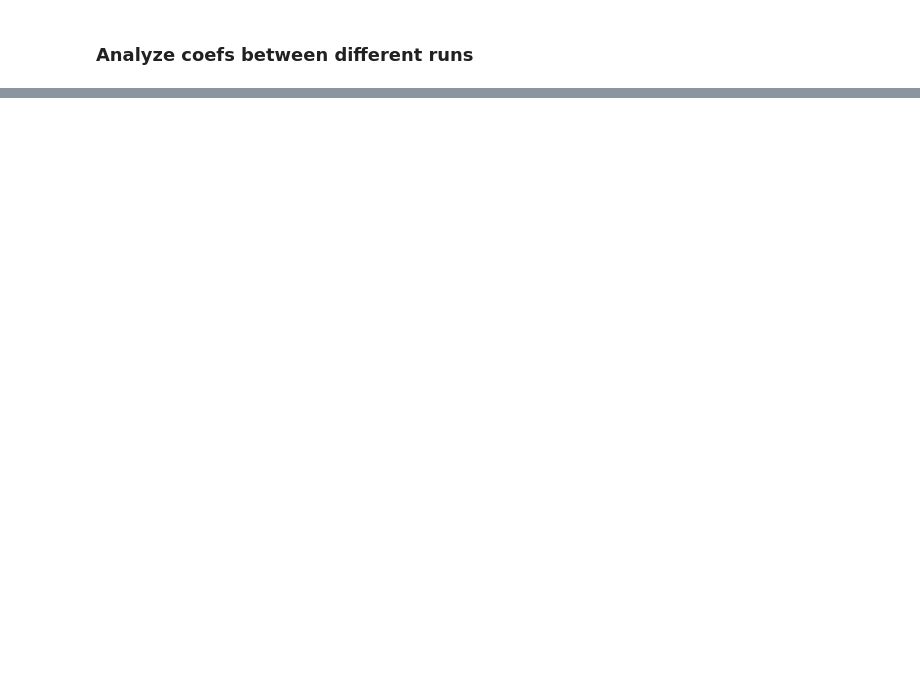
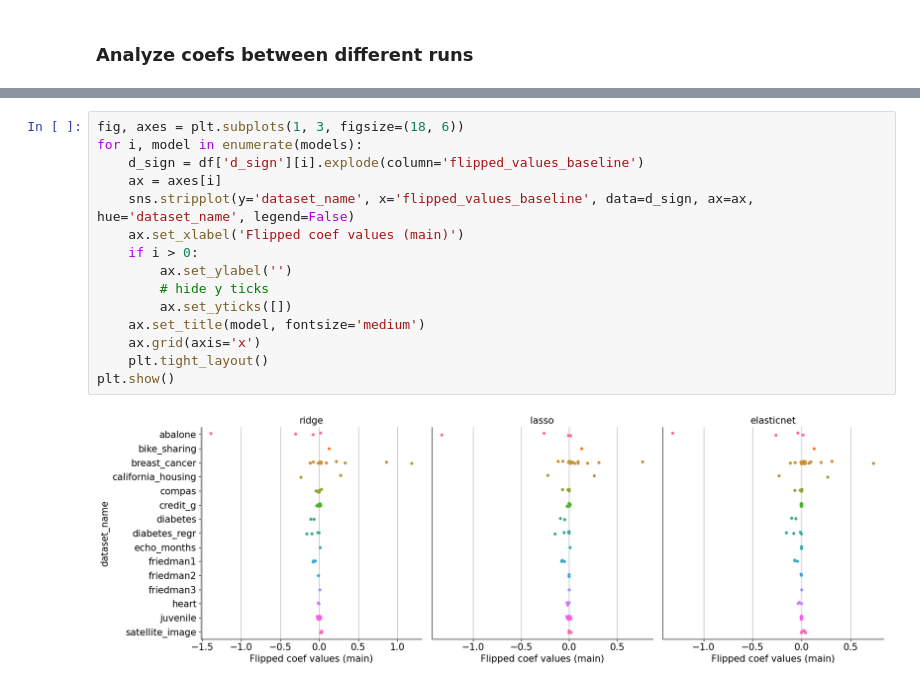
Before and after one commit to csinva/gam-experiments, a Jupyter notebook: notebooks/04_vary_linear.ipynb, the cells around one changed output, grey strips where cells are left out. Drawn from its saved outputs; the diff is of its cells as text; blank space fills up the shorter version.

```diff
--- a/notebooks/04_vary_linear.ipynb
+++ b/notebooks/04_vary_linear.ipynb
@@ -118,0 +160,17 @@ pd.DataFrame(df)
+# %%
+fig, axes = plt.subplots(1, 3, figsize=(18, 6))
+for i, model in enumerate(models):
+    d_sign = df['d_sign'][i].explode(column='flipped_values_baseline')
+    ax = axes[i]
+    sns.stripplot(y='dataset_name', x='flipped_values_baseline', data=d_sign, ax=ax, hue='dataset_name', legend=False)
+    ax.set_xlabel('Flipped coef values (main)')
+    if i > 0:
+        ax.set_ylabel('')
+        # hide y ticks
+        ax.set_yticks([])
+    ax.set_title(model, fontsize='medium')
+    ax.grid(axis='x')
+    plt.tight_layout()
+plt.show()
+# %% [output]
+[figure, added]
```
Also changed, not shown: parts of 10 cells of this notebook, 2 other files.
